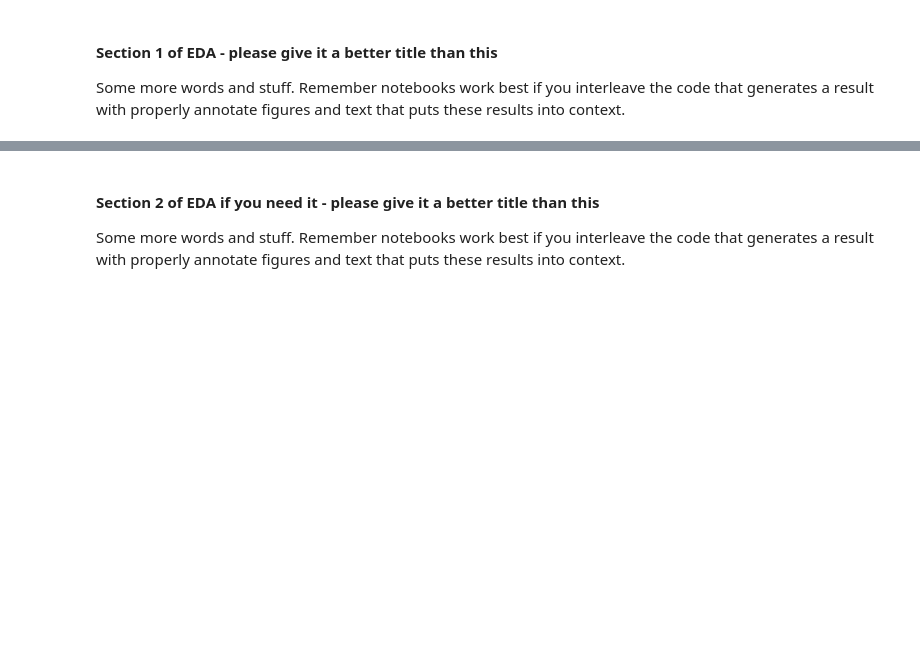
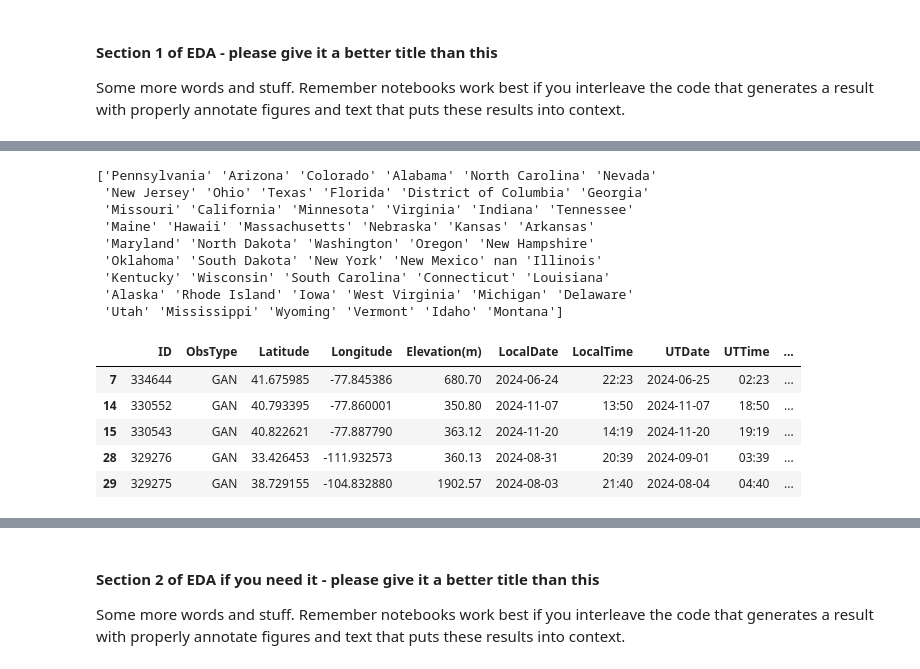
Before and after one commit to COGS108/Group020_WI26, a Jupyter notebook: 02-EDACheckpoint.ipynb, the cells around one changed output, grey strips where cells are left out. Drawn from its saved outputs; the diff is of its cells as text; code cells hidden in the pictures; blank space fills up the shorter version.

```diff
--- a/02-EDACheckpoint.ipynb
+++ b/02-EDACheckpoint.ipynb
@@ -266,0 +308,35 @@ Some more words and stuff.  Remember notebooks work best if you interleave the c
+# %%
+# Data currently can't be organized via a column column so to fix this
+# We have decided to further wrangle the light pollution dataset to
+# only include US states such as in the depression dataset
+
+
+# Keeping rows that have "United States"
+us_light_pol_df = light_pol_df[light_pol_df['Country'].str.contains('United States')].copy()
+
+# Split and remove leading 'United States - ' from entries to isolate State names
+us_light_pol_df['state'] = us_light_pol_df['Country'].str.split('United States - ').str[1]
+
+# Drop Country column no use for it now
+us_light_pol_df = us_light_pol_df.drop(columns = ['Country'])
+
+# Review a couple entries of dataset wrangled us light pollution data before merge
+print(us_light_pol_df['state'].unique())
+
+us_light_pol_df.head()
+# %% [output]
+['Pennsylvania' 'Arizona' 'Colorado' 'Alabama' 'North Carolina' 'Nevada'
+ 'New Jersey' 'Ohio' 'Texas' 'Florida' 'District of Columbia' 'Georgia'
+ 'Missouri' 'California' 'Minnesota' 'Virginia' 'Indiana' 'Tennessee'
+ 'Maine' 'Hawaii' 'Massachusetts' 'Nebraska' 'Kansas' 'Arkansas'
+ 'Maryland' 'North Dakota' 'Washington' 'Oregon' 'New Hampshire'
+ 'Oklahoma' 'South Dakota' 'New York' 'New Mexico' nan 'Illinois'
+ 'Kentucky' 'Wisconsin' 'South Carolina' 'Connecticut' 'Louisiana'
+ 'Alaska' 'Rhode Island' 'Iowa' 'West Virginia' 'Michigan' 'Delaware'
+ 'Utah' 'Mississippi' 'Wyoming' 'Vermont' 'Idaho' 'Montana']
+|  | ID | ObsType | Latitude | Longitude | Elevation(m) | LocalDate | LocalTime | UTDate | UTTime | ... |
+| 7 | 334644 | GAN | 41.675985 | -77.845386 | 680.70 | 2024-06-24 | 22:23 | 2024-06-25 | 02:23 | ... |
+| 14 | 330552 | GAN | 40.793395 | -77.860001 | 350.80 | 2024-11-07 | 13:50 | 2024-11-07 | 18:50 | ... |
+| 15 | 330543 | GAN | 40.822621 | -77.887790 | 363.12 | 2024-11-20 | 14:19 | 2024-11-20 | 19:19 | ... |
+| 28 | 329276 | GAN | 33.426453 | -111.932573 | 360.13 | 2024-08-31 | 20:39 | 2024-09-01 | 03:39 | ... |
+| 29 | 329275 | GAN | 38.729155 | -104.832880 | 1902.57 | 2024-08-03 | 21:40 | 2024-08-04 | 04:40 | ... |
```
Also changed, not shown: parts of 6 cells of this notebook.
